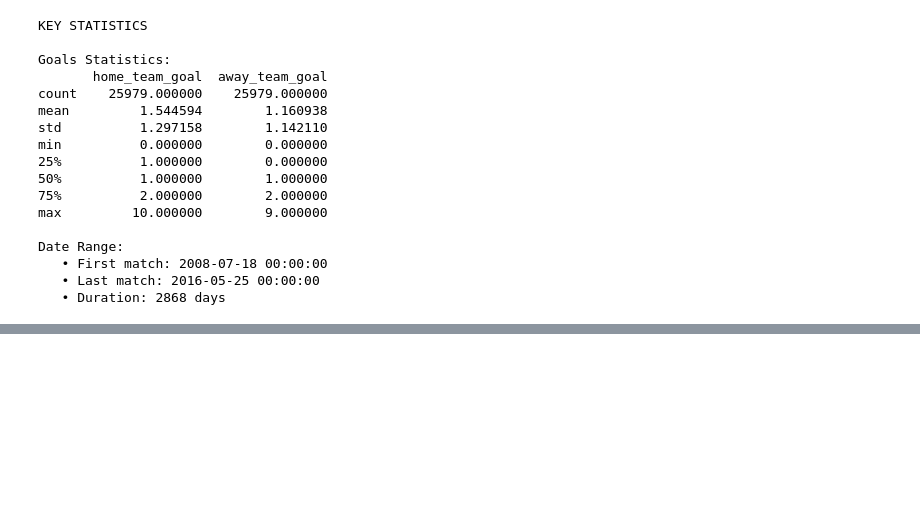
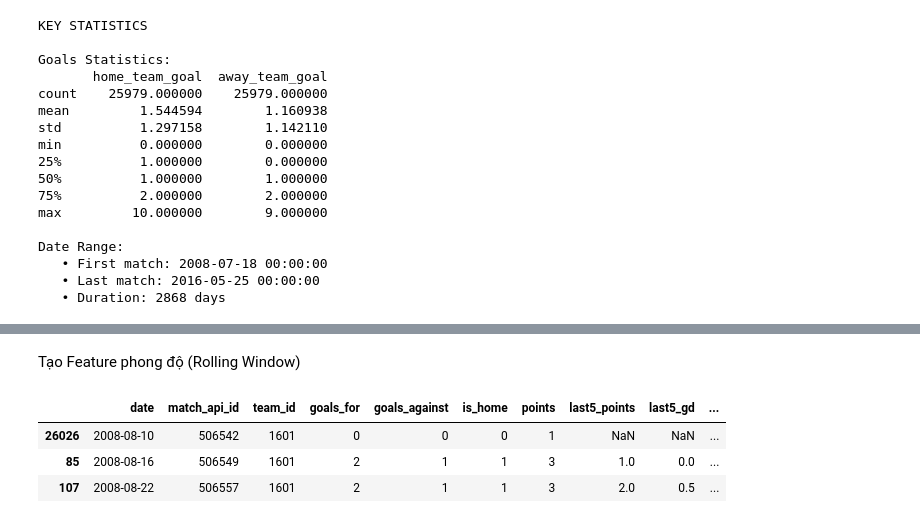
Before and after one commit to VoTrongAnh/football_prediction, a Jupyter notebook: football_prediction.ipynb, the cells around one changed output, grey strips where cells are left out. Saved outputs shown, nothing was run; the diff lists cells and outputs as text; code cells hidden in the pictures; blank space fills up the shorter version.

```diff
--- a/football_prediction.ipynb
+++ b/football_prediction.ipynb
@@ -26,7 +31,7 @@ warnings.filterwarnings('ignore')
 # Load Data from SQLite Database
 # %%
 # Database path
-DB_PATH = r"database\database.sqlite"
+DB_PATH = r"..\data\database.sqlite"
 
 def load_data(db_path):
     """Load all relevant tables from SQLite database"""
@@ -353,0 +420,22 @@ Date Range:
+# %%
+def build_team_history(df_matches):
+    # Home stats
+    home = df_matches[["date", "match_api_id", "home_team_api_id", "home_team_goal", "away_team_goal"]].copy()
+    home.columns = ["date", "match_api_id", "team_id", "goals_for", "goals_against"]
+    home["is_home"] = 1
+
+    # Away stats
+    away = df_matches[["date", "match_api_id", "away_team_api_id", "away_team_goal", "home_team_goal"]].copy()
+    away.columns = ["date", "match_api_id", "team_id", "goals_for", "goals_against"]
+    away["is_home"] = 0
+
+    team_df = pd.concat([home, away], ignore_index=True).sort_values(["team_id", "date"])
+
+    # Tính điểm (3=Thắng, 1=Hòa, 0=Thua)
+    team_df["points"] = np.where(team_df["goals_for"] > team_df["goals_against"], 3,
+                                 np.where(team_df["goals_for"] == team_df["goals_against"], 1, 0))
+    return team_df
+
+team_df = build_team_history(df)
+print(f"Bảng lịch sử với {team_df.shape[0]} dòng.")
+team_df.head(3)
@@ -353,0 +448,27 @@ Date Range:
+# %% [markdown]
+Tạo Feature phong độ (Rolling Window)
+# %%
+def add_rolling_features(team_df):
+    team_df = team_df.copy()
+
+    # Tính Goal Difference (GD) trước khi Groupby
+    team_df["gd"] = team_df["goals_for"] - team_df["goals_against"]
+
+    g = team_df.groupby("team_id", sort=False)
+
+    # Tính trung bình 5 trận TRƯỚC ĐÓ (shift 1)
+    # min_periods=1: Tính khi có 1 trận trở lên trong lịch sử
+    team_df["last5_points"] = g["points"].transform(lambda s: s.shift(1).rolling(5, min_periods=1).mean())
+
+    # Rolling trực tiếp trên cột 'gd'
+    team_df["last5_gd"] = g["gd"].transform(lambda s: s.shift(1).rolling(5, min_periods=1).mean())
+
+    return team_df
+
+team_df = add_rolling_features(team_df)
+team_df.head(3)
+# %% [output]
+|  | date | match_api_id | team_id | goals_for | goals_against | is_home | points | last5_points | last5_gd | ... |
+| 26026 | 2008-08-10 | 506542 | 1601 | 0 | 0 | 0 | 1 | NaN | NaN | ... |
+| 85 | 2008-08-16 | 506549 | 1601 | 2 | 1 | 1 | 3 | 1.0 | 0.0 | ... |
+| 107 | 2008-08-22 | 506557 | 1601 | 2 | 1 | 1 | 3 | 2.0 | 0.5 | ... |
```
Also changed, not shown: parts of 13 cells of this notebook.
